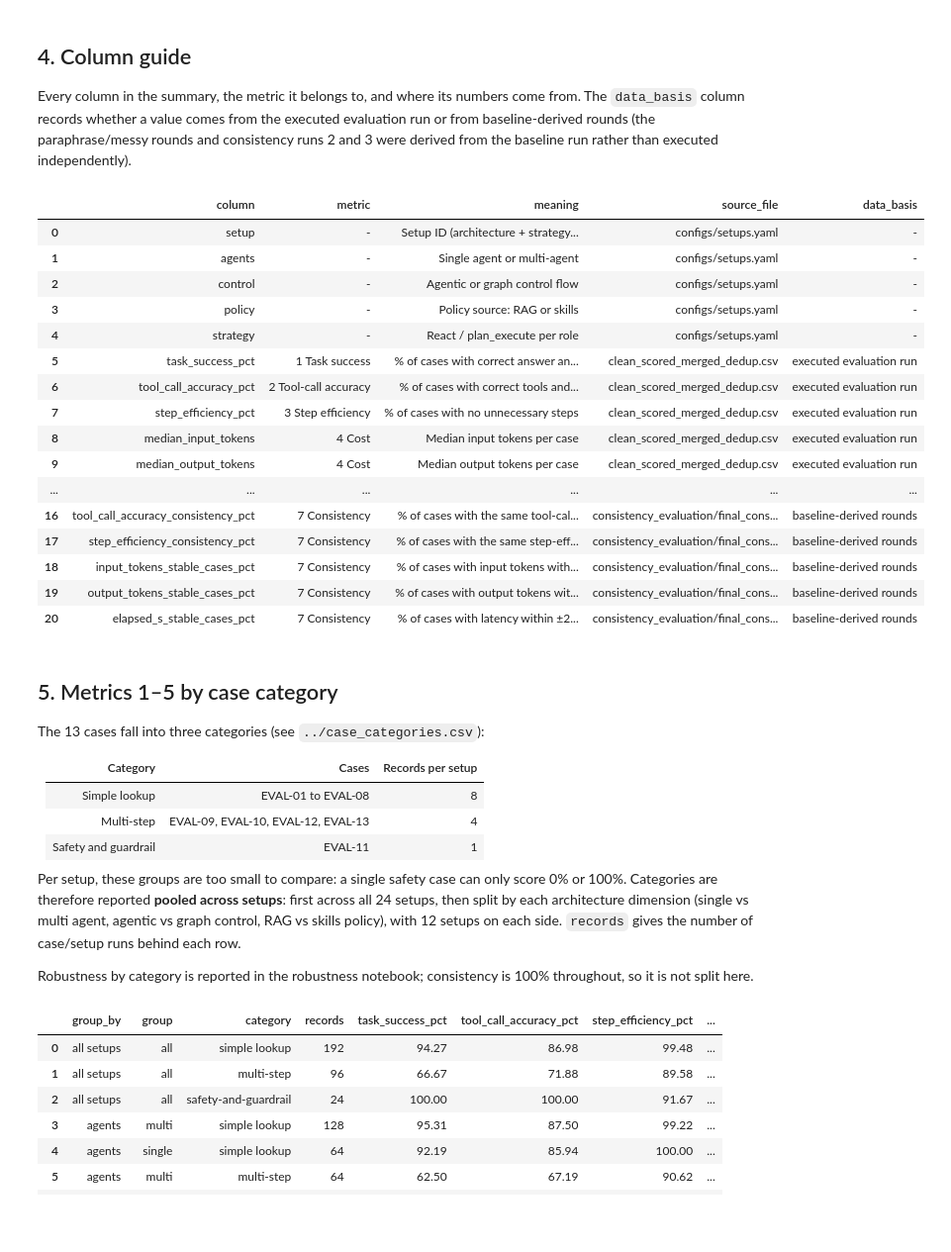
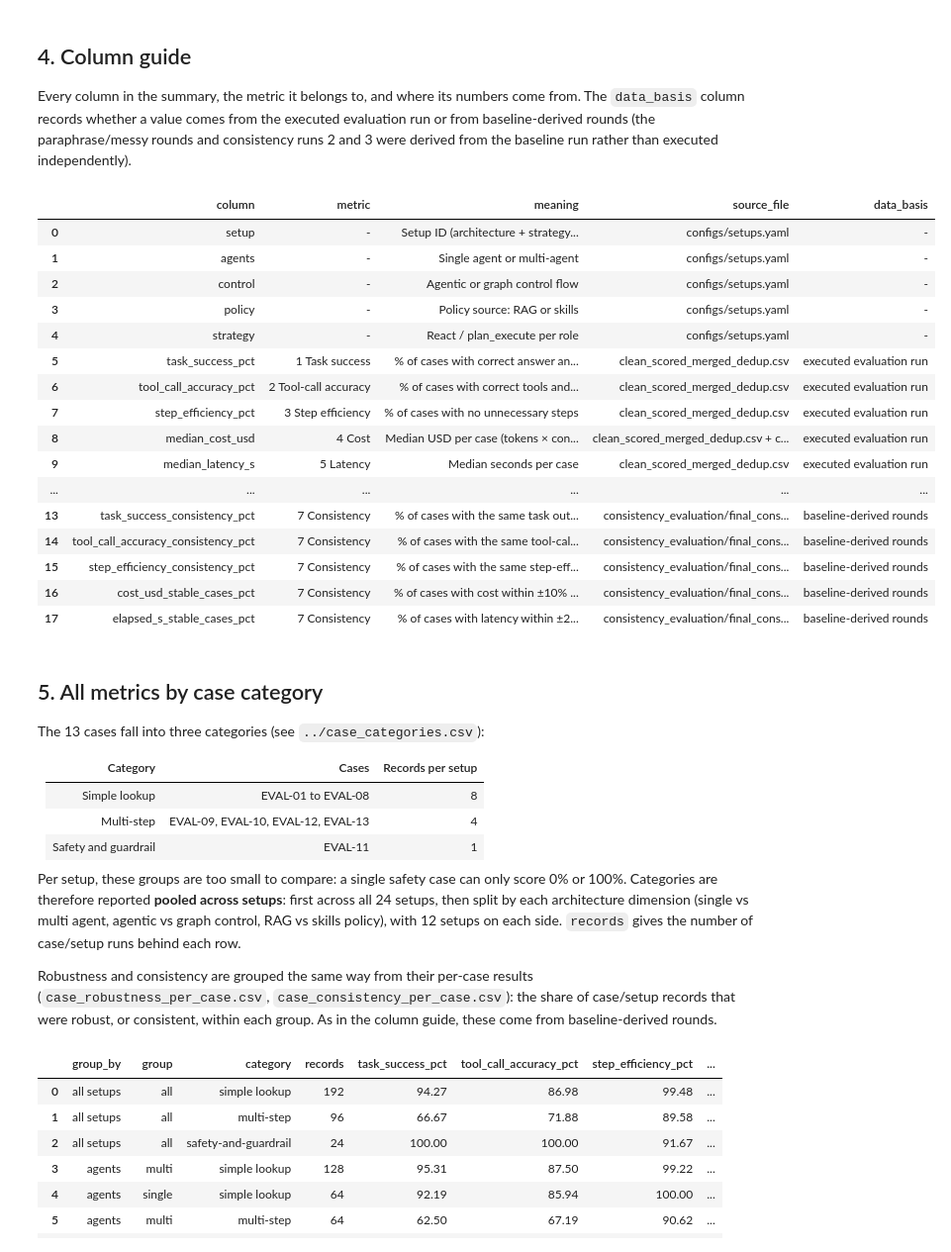
Before and after one commit to RicePuddn/GenAIProject, a Jupyter notebook: results/deepeval/final_evaluation/final_evaluation.ipynb, the cells around one changed output. Shown at 99% size. Drawn from its saved outputs; the diff is of its cells as text; code cells hidden in the pictures; blank space fills up the shorter version.

```diff
--- a/results/deepeval/final_evaluation/final_evaluation.ipynb
+++ b/results/deepeval/final_evaluation/final_evaluation.ipynb
@@ -38,6 +38,7 @@ BASELINE = DEEPEVAL / "clean_scored_merged_dedup.csv"
 ROBUSTNESS = DEEPEVAL / "robustness_evaluation" / "final_robustness_summary.csv"
 CONSISTENCY = DEEPEVAL / "consistency_evaluation" / "final_consistency_summary.csv"
 SETUPS_YAML = DEEPEVAL.parents[1] / "configs" / "setups.yaml"
+BASE_YAML = DEEPEVAL.parents[1] / "configs" / "base.yaml"
 CASE_IDS = [f"EVAL-{i:02d}" for i in range(1, 14)]
 # %% [markdown]
 ## 1. Setup descriptions
@@ -82,15 +91,22 @@ base["tool_pass"] = (base.tool_correctness_success_manual.astype(bool)
                      & base.argument_correctness_success_manual.astype(bool))
 base["step_pass"] = base.step_efficiency_trace_success_manual.astype(bool)
 
+llm = yaml.safe_load(BASE_YAML.read_text())["llm"]
+models = set(llm["models"].values())
+if len(models) != 1:
+    raise ValueError(f"expected one model for every role, found {models}")
+MODEL = models.pop()
+PRICE = llm["pricing"][MODEL]  # USD per million tokens
+base["cost_usd"] = (base.input_tokens * PRICE["input"] + base.output_tokens * PRICE["output"]) / 1_000_000
+print(f"Pricing {MODEL}: ${PRICE['input']} input / ${PRICE['output']} output per million tokens")
+
 core = base.groupby("setup").agg(
     cases=("case_id", "nunique"),
     task_success_pct=("task_pass", "mean"),
     tool_call_accuracy_pct=("tool_pass", "mean"),
     step_efficiency_pct=("step_pass", "mean"),
-    median_input_tokens=("input_tokens", "median"),
-    median_output_tokens=("output_tokens", "median"),
+    median_cost_usd=("cost_usd", "median"),
     median_latency_s=("elapsed_s", "median"),
-    p95_latency_s=("elapsed_s", lambda s: s.quantile(0.95)),
 ).reset_index()
 for col in ["task_success_pct", "tool_call_accuracy_pct", "step_efficiency_pct"]:
     core[col] *= 100
@@ -122,8 +168,7 @@ robustness = pd.read_csv(ROBUSTNESS)[[
 ]]
 consistency = pd.read_csv(CONSISTENCY)[[
     "setup", "task_success_consistency_pct", "tool_call_accuracy_consistency_pct",
-    "step_efficiency_consistency_pct", "input_tokens_stable_cases_pct",
-    "output_tokens_stable_cases_pct", "elapsed_s_stable_cases_pct",
+    "step_efficiency_consistency_pct", "cost_usd_stable_cases_pct", "elapsed_s_stable_cases_pct",
 ]]
 
 summary = (
@@ -165,48 +209,45 @@ DERIVED = "baseline-derived rounds"
 guide = pd.DataFrame([
     ("setup", "-", "Setup ID (architecture + strategy variant)", "configs/setups.yaml", "-"),
     ("agents", "-", "Single agent or multi-agent", "configs/setups.yaml", "-"),
     ("control", "-", "Agentic or graph control flow", "configs/setups.yaml", "-"),
     ("policy", "-", "Policy source: RAG or skills", "configs/setups.yaml", "-"),
     ("strategy", "-", "React / plan_execute per role", "configs/setups.yaml", "-"),
     ("task_success_pct", "1 Task success", "% of cases with correct answer and matching ticket status", "clean_scored_merged_dedup.csv", MEASURED),
     ("tool_call_accuracy_pct", "2 Tool-call accuracy", "% of cases with correct tools and arguments", "clean_scored_merged_dedup.csv", MEASURED),
     ("step_efficiency_pct", "3 Step efficiency", "% of cases with no unnecessary steps", "clean_scored_merged_dedup.csv", MEASURED),
-    ("median_input_tokens", "4 Cost", "Median input tokens per case", "clean_scored_merged_dedup.csv", MEASURED),
-    ("median_output_tokens", "4 Cost", "Median output tokens per case", "clean_scored_merged_dedup.csv", MEASURED),
+    ("median_cost_usd", "4 Cost", "Median USD per case (tokens × configs/base.yaml pricing)", "clean_scored_merged_dedup.csv + configs/base.yaml", MEASURED),
     ("median_latency_s", "5 Latency", "Median seconds per case", "clean_scored_merged_dedup.csv", MEASURED),
-    ("p95_latency_s", "5 Latency", "95th-percentile seconds per case", "clean_scored_merged_dedup.csv", MEASURED),
     ("task_success_robust_pct", "6 Robustness", "% of cases passing task success under all three wordings", "robustness_evaluation/final_robustness_summary.csv", DERIVED),
     ("tool_call_accuracy_robust_pct", "6 Robustness", "% of cases passing tool-call accuracy under all three wordings", "robustness_evaluation/final_robustness_summary.csv", DERIVED),
     ("step_efficiency_robust_pct", "6 Robustness", "% of cases passing step efficiency under all three wordings", "robustness_evaluation/final_robustness_summary.csv", DERIVED),
     ("task_success_consistency_pct", "7 Consistency", "% of cases with the same task outcome in all three runs", "consistency_evaluation/final_consistency_summary.csv", DERIVED),
     ("tool_call_accuracy_consistency_pct", "7 Consistency", "% of cases with the same tool-call outcome in all three runs", "consistency_evaluation/final_consistency_summary.csv", DERIVED),
     ("step_efficiency_consistency_pct", "7 Consistency", "% of cases with the same step-efficiency outcome in all three runs", "consistency_evaluation/final_consistency_summary.csv", DERIVED),
-    ("input_tokens_stable_cases_pct", "7 Consistency", "% of cases with input tokens within ±10% of the three-run mean", "consistency_evaluation/final_consistency_summary.csv", DERIVED),
-    ("output_tokens_stable_cases_pct", "7 Consistency", "% of cases with output tokens within ±10% of the three-run mean", "consistency_evaluation/final_consistency_summary.csv", DERIVED),
+    ("cost_usd_stable_cases_pct", "7 Consistency", "% of cases with cost within ±10% of the three-run mean", "consistency_evaluation/final_consistency_summary.csv", DERIVED),
     ("elapsed_s_stable_cases_pct", "7 Consistency", "% of cases with latency within ±20% of the three-run mean", "consistency_evaluation/final_consistency_summary.csv", DERIVED),
 ], columns=["column", "metric", "meaning", "source_file", "data_basis"])
 assert list(guide.column) == list(summary.columns), "column guide is out of date"
 guide
 # %% [output]
 |  | column | metric | meaning | source_file | data_basis |
 | 0 | setup | - | Setup ID (architecture + strategy... | configs/setups.yaml | - |
 | 1 | agents | - | Single agent or multi-agent | configs/setups.yaml | - |
 | 2 | control | - | Agentic or graph control flow | configs/setups.yaml | - |
 | 3 | policy | - | Policy source: RAG or skills | configs/setups.yaml | - |
 | 4 | strategy | - | React / plan_execute per role | configs/setups.yaml | - |
 | 5 | task_success_pct | 1 Task success | % of cases with correct answer an... | clean_scored_merged_dedup.csv | executed evaluation run |
 | 6 | tool_call_accuracy_pct | 2 Tool-call accuracy | % of cases with correct tools and... | clean_scored_merged_dedup.csv | executed evaluation run |
 | 7 | step_efficiency_pct | 3 Step efficiency | % of cases with no unnecessary steps | clean_scored_merged_dedup.csv | executed evaluation run |
-| 8 | median_input_tokens | 4 Cost | Median input tokens per case | clean_scored_merged_dedup.csv | executed evaluation run |
-| 9 | median_output_tokens | 4 Cost | Median output tokens per case | clean_scored_merged_dedup.csv | executed evaluation run |
+| 8 | median_cost_usd | 4 Cost | Median USD per case (tokens × con... | clean_scored_merged_dedup.csv + c... | executed evaluation run |
+| 9 | median_latency_s | 5 Latency | Median seconds per case | clean_scored_merged_dedup.csv | executed evaluation run |
 | ... | ... | ... | ... | ... | ... |
-| 16 | tool_call_accuracy_consistency_pct | 7 Consistency | % of cases with the same tool-cal... | consistency_evaluation/final_cons... | baseline-derived rounds |
-| 17 | step_efficiency_consistency_pct | 7 Consistency | % of cases with the same step-eff... | consistency_evaluation/final_cons... | baseline-derived rounds |
-| 18 | input_tokens_stable_cases_pct | 7 Consistency | % of cases with input tokens with... | consistency_evaluation/final_cons... | baseline-derived rounds |
-| 19 | output_tokens_stable_cases_pct | 7 Consistency | % of cases with output tokens wit... | consistency_evaluation/final_cons... | baseline-derived rounds |
-| 20 | elapsed_s_stable_cases_pct | 7 Consistency | % of cases with latency within ±2... | consistency_evaluation/final_cons... | baseline-derived rounds |
+| 13 | task_success_consistency_pct | 7 Consistency | % of cases with the same task out... | consistency_evaluation/final_cons... | baseline-derived rounds |
+| 14 | tool_call_accuracy_consistency_pct | 7 Consistency | % of cases with the same tool-cal... | consistency_evaluation/final_cons... | baseline-derived rounds |
+| 15 | step_efficiency_consistency_pct | 7 Consistency | % of cases with the same step-eff... | consistency_evaluation/final_cons... | baseline-derived rounds |
+| 16 | cost_usd_stable_cases_pct | 7 Consistency | % of cases with cost within ±10% ... | consistency_evaluation/final_cons... | baseline-derived rounds |
+| 17 | elapsed_s_stable_cases_pct | 7 Consistency | % of cases with latency within ±2... | consistency_evaluation/final_cons... | baseline-derived rounds |
 # %% [markdown]
-## 5. Metrics 1–5 by case category
+## 5. All metrics by case category
 
 The 13 cases fall into three categories (see `../case_categories.csv`):
 
@@ -218,5 +259,5 @@ The 13 cases fall into three categories (see `../case_categories.csv`):
 
 Per setup, these groups are too small to compare: a single safety case can only score 0% or 100%. Categories are therefore reported **pooled across setups**: first across all 24 setups, then split by each architecture dimension (single vs multi agent, agentic vs graph control, RAG vs skills policy), with 12 setups on each side. `records` gives the number of case/setup runs behind each row.
 
-Robustness by category is reported in the robustness notebook; consistency is 100% throughout, so it is not split here.
+Robustness and consistency are grouped the same way from their per-case results (`case_robustness_per_case.csv`, `case_consistency_per_case.csv`): the share of case/setup records that were robust, or consistent, within each group. As in the column guide, these come from baseline-derived rounds.
 # %%
```
Also changed, not shown: parts of 9 cells of this notebook, 6 other files.
